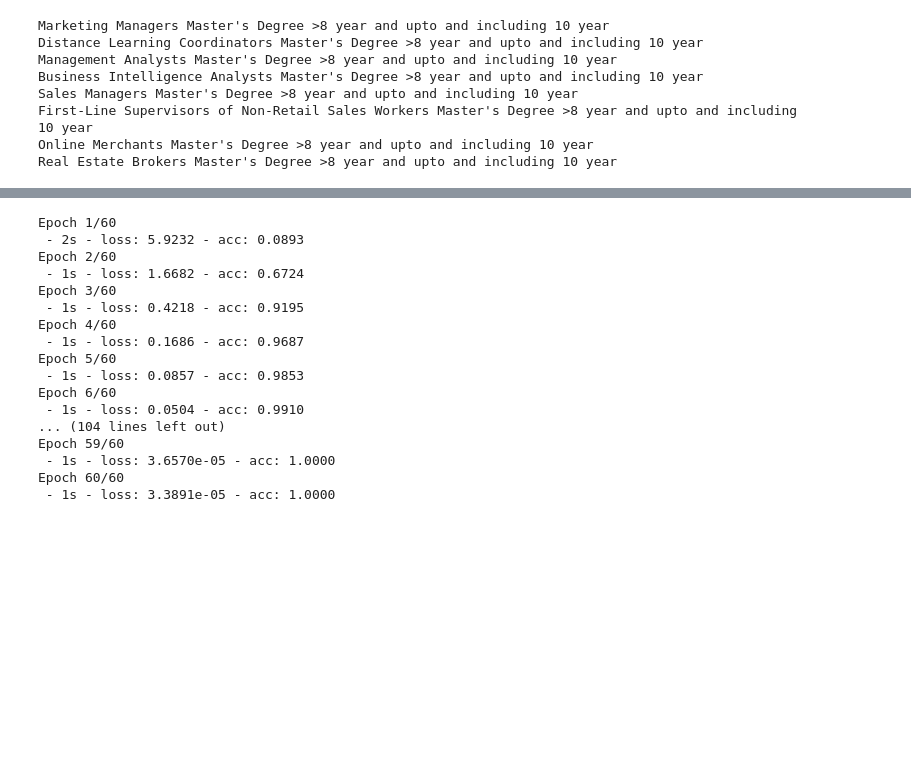
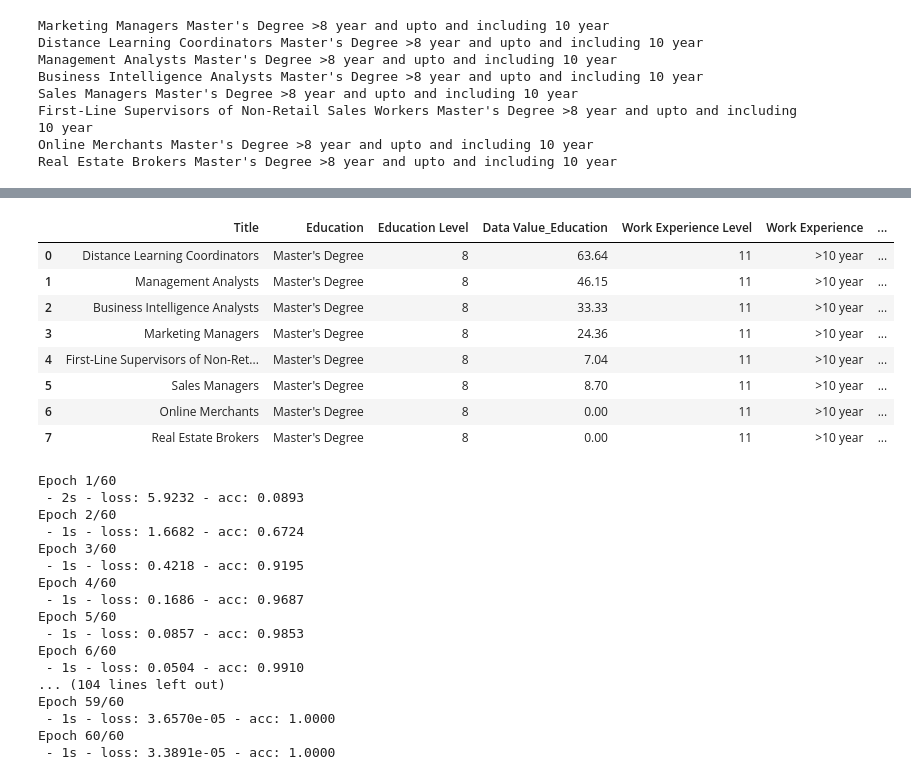
Before and after one commit to anukhandelwal/jobfit, a Jupyter notebook: Source/Classify_Helper.ipynb, the cells around one changed output, grey strips where cells are left out. Drawn from its saved outputs; the diff is of its cells as text; code cells hidden in the pictures; blank space fills up the shorter version.

Commit message:
Classify Helper updated to test occupation details read

```diff
--- a/Source/Classify_Helper.ipynb
+++ b/Source/Classify_Helper.ipynb
@@ -501,7 +501,12 @@ First-Line Supervisors of Non-Retail Sales Workers Master's Degree >8 year and u
 Online Merchants Master's Degree >8 year and upto and including 10 year
 Real Estate Brokers Master's Degree >8 year and upto and including 10 year
 # %%
-#Read the Title Description File
+#Read cleansed file sent to merge and then update dictionary with info
+#TRy the code here before adding to route endpoint
 
-#TODO: Read cleansed file sent to merge and then update dictionary with info
-#TRy the code here before adding to route endpoint
+Additonal_JobTitle_Details = pd.read_csv('../Data/occupation.csv')
+Additonal_JobTitle_Details.head()
+
+JobDetails_pd = Additonal_JobTitle_Details[['Title', 'Description', 'Technology', 'CoreTasks']]
+
+JobDetails_pd.head()
@@ -508,7 +520,23 @@ Real Estate Brokers Master's Degree >8 year and upto and including 10 year
 # %%
 #Merge the data with additional column
 
 # print (pd.merge(df1, df2, on='company'))
+
+final_scored_title_list = pd.merge(Ed_Exp_User_Ordered, JobDetails_pd, on ='Title')
+
+final_scored_title_list.head(20)
+
+#pd.merge(df1, df2, on='company'))
+# %% [output]
+|  | Title | Education | Education Level | Data Value_Education | Work Experience Level | Work Experience | ... |
+| 0 | Distance Learning Coordinators | Master's Degree | 8 | 63.64 | 11 | >10 year | ... |
+| 1 | Management Analysts | Master's Degree | 8 | 46.15 | 11 | >10 year | ... |
+| 2 | Business Intelligence Analysts | Master's Degree | 8 | 33.33 | 11 | >10 year | ... |
+| 3 | Marketing Managers | Master's Degree | 8 | 24.36 | 11 | >10 year | ... |
+| 4 | First-Line Supervisors of Non-Ret... | Master's Degree | 8 | 7.04 | 11 | >10 year | ... |
+| 5 | Sales Managers | Master's Degree | 8 | 8.70 | 11 | >10 year | ... |
+| 6 | Online Merchants | Master's Degree | 8 | 0.00 | 11 | >10 year | ... |
+| 7 | Real Estate Brokers | Master's Degree | 8 | 0.00 | 11 | >10 year | ... |
 # %%
 # %% [output]
 Epoch 1/60
```
Also changed, not shown: parts of 4 cells of this notebook, 1 other file.
